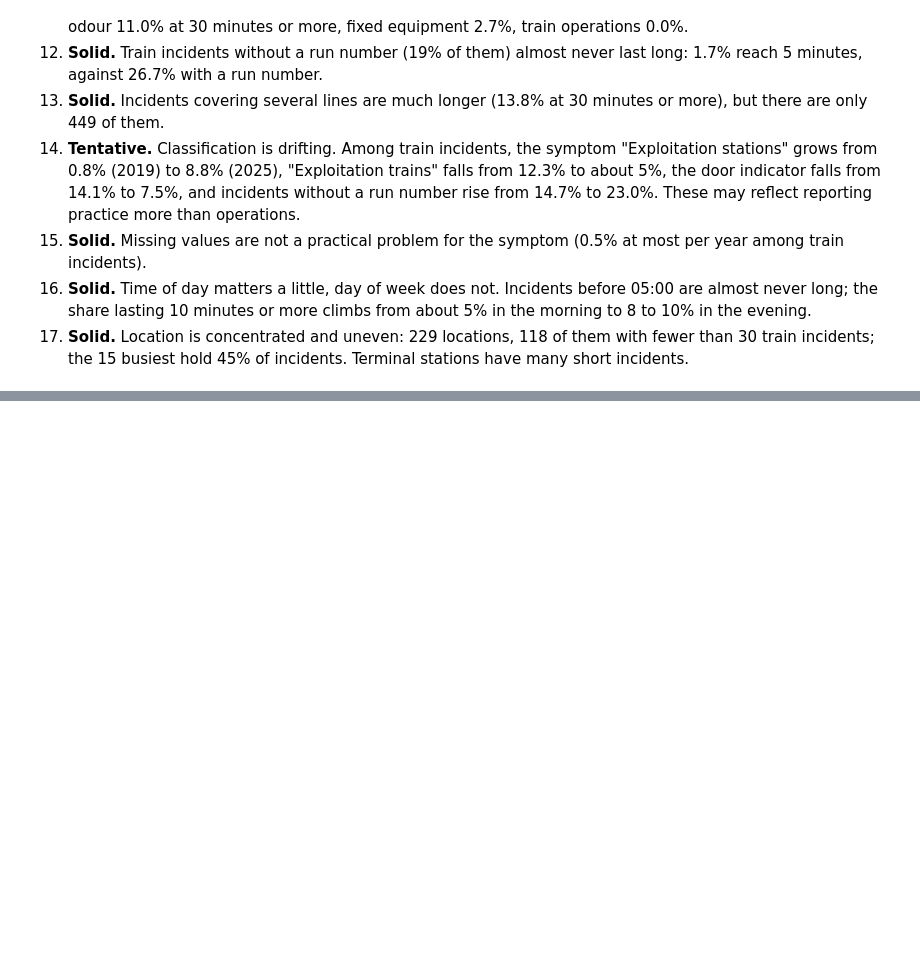
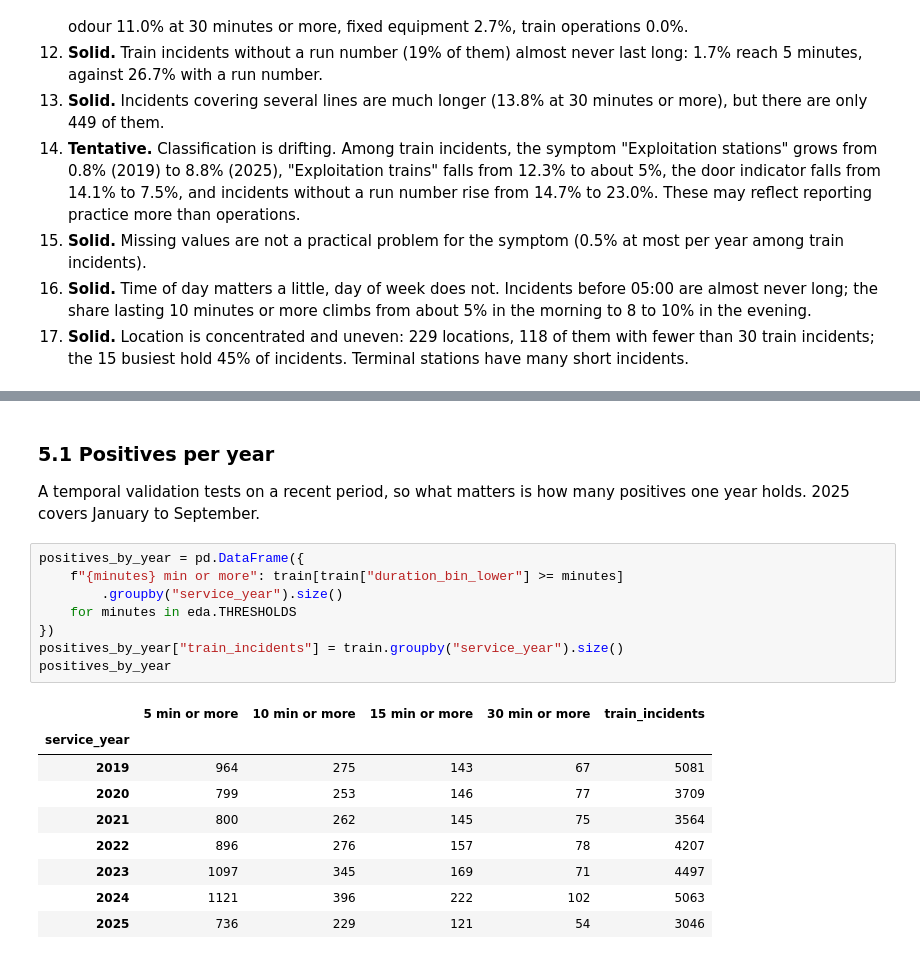
Before and after one commit to elcine/DS_challenge, a Jupyter notebook: notebooks/analysis.ipynb, the cells around one changed output, grey strips where cells are left out. Cells and saved outputs as stored; diff of their text form; blank space fills up the shorter version.

```diff
--- a/notebooks/analysis.ipynb
+++ b/notebooks/analysis.ipynb
@@ -1128,0 +1161,23 @@ Each finding is tagged **solid** (directly supported by the data),
+# %% [markdown]
+### 5.1 Positives per year
+
+A temporal validation tests on a recent period, so what matters is how many
+positives one year holds. 2025 covers January to September.
+# %%
+positives_by_year = pd.DataFrame({
+    f"{minutes} min or more": train[train["duration_bin_lower"] >= minutes]
+        .groupby("service_year").size()
+    for minutes in eda.THRESHOLDS
+})
+positives_by_year["train_incidents"] = train.groupby("service_year").size()
+positives_by_year
+# %% [output]
+|  | 5 min or more | 10 min or more | 15 min or more | 30 min or more | train_incidents |
+| service_year |  |  |  |  |  |
+| 2019 | 964 | 275 | 143 | 67 | 5081 |
+| 2020 | 799 | 253 | 146 | 77 | 3709 |
+| 2021 | 800 | 262 | 145 | 75 | 3564 |
+| 2022 | 896 | 276 | 157 | 78 | 4207 |
+| 2023 | 1097 | 345 | 169 | 71 | 4497 |
+| 2024 | 1121 | 396 | 222 | 102 | 5063 |
+| 2025 | 736 | 229 | 121 | 54 | 3046 |
```
Also changed, not shown: parts of 8 cells of this notebook, 2 other files.
